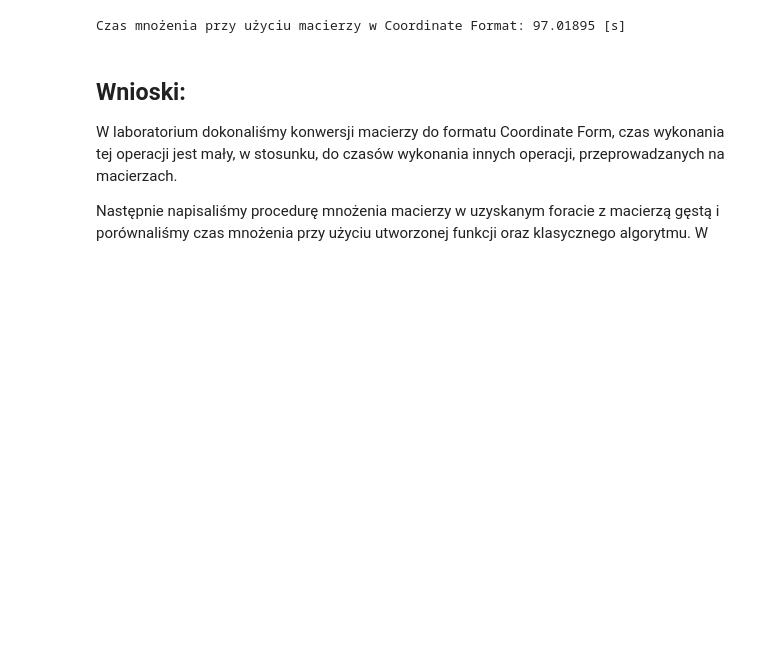
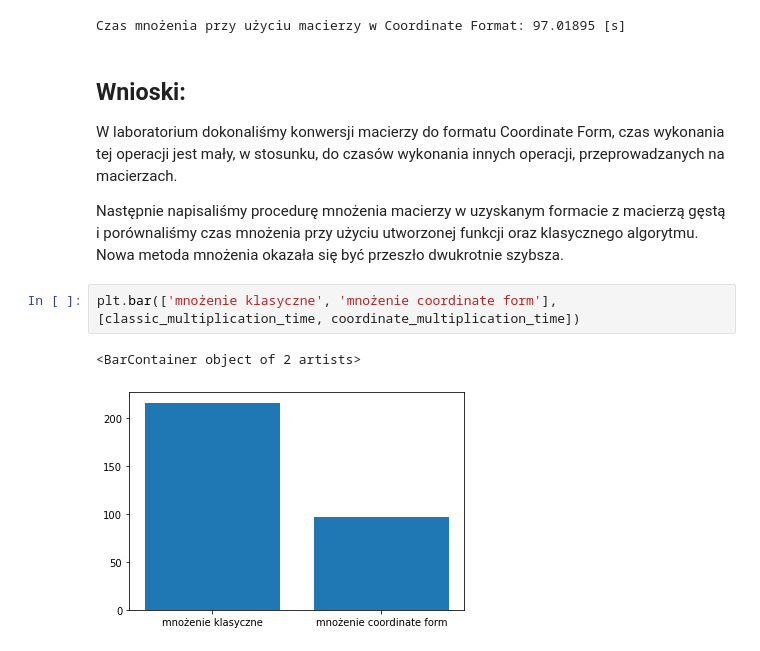
Before and after one commit to pkrucz00/alg_macierz, a Jupyter notebook: zadanie3/Zadanie3.ipynb, the cells around one changed output. Drawn from its saved outputs; the diff is of its cells as text; blank space fills up the shorter version.

```diff
--- a/zadanie3/Zadanie3.ipynb
+++ b/zadanie3/Zadanie3.ipynb
@@ -155,4 +155,9 @@ Czas mnożenia przy użyciu macierzy w Coordinate Format: 97.01895 [s]
 
 W laboratorium dokonaliśmy konwersji macierzy do formatu Coordinate Form, czas wykonania tej operacji jest mały, w stosunku, do czasów wykonania innych operacji, przeprowadzanych na macierzach.
 
-Następnie napisaliśmy procedurę mnożenia macierzy w uzyskanym foracie z macierzą gęstą i porównaliśmy czas mnożenia przy użyciu utworzonej funkcji oraz klasycznego algorytmu. W
+Następnie napisaliśmy procedurę mnożenia macierzy w uzyskanym formacie z macierzą gęstą i porównaliśmy czas mnożenia przy użyciu utworzonej funkcji oraz klasycznego algorytmu. Nowa metoda mnożenia okazała się być przeszło dwukrotnie szybsza.
+# %%
+plt.bar(['mnożenie klasyczne', 'mnożenie coordinate form'],[classic_multiplication_time, coordinate_multiplication_time])
+# %% [output]
+<BarContainer object of 2 artists>
+[figure, added]
```
Also changed, not shown: parts of 2 cells of this notebook.
